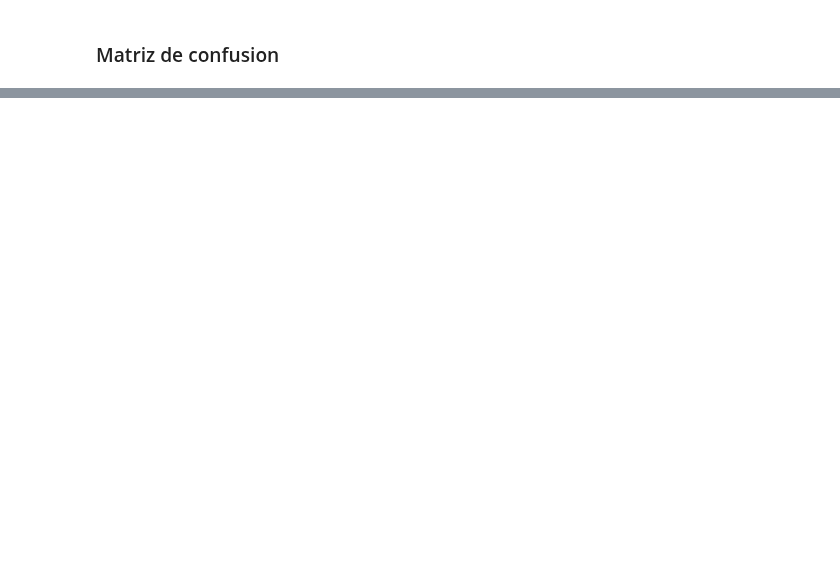
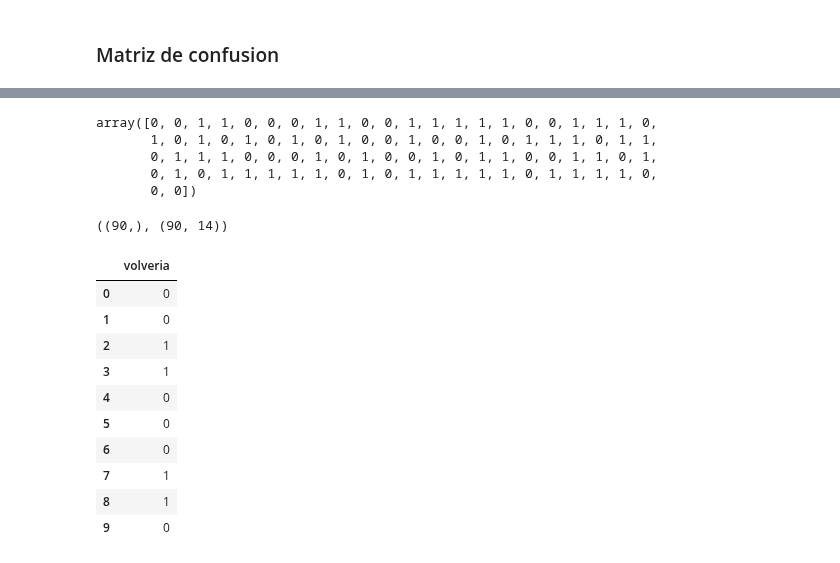
Before and after one commit to JuanOpizzi/Datos-2020-2c, a Jupyter notebook: TP2/GradientBoosting.ipynb, the cells around one changed output, grey strips where cells are left out. Drawn from its saved outputs; the diff is of its cells as text; code cells hidden in the pictures; blank space fills up the shorter version.

Commit message:
cambios finales Boosting

```diff
--- a/TP2/GradientBoosting.ipynb
+++ b/TP2/GradientBoosting.ipynb
@@ -168,0 +199,29 @@ plot_confusion_matrix(y_test, boosting.predict(X_test))
+# %%
+y_pred = boosting.predict(df_h)
+y_pred
+# %% [output]
+array([0, 0, 1, 1, 0, 0, 0, 1, 1, 0, 0, 1, 1, 1, 1, 1, 0, 0, 1, 1, 1, 0,
+       1, 0, 1, 0, 1, 0, 1, 0, 1, 0, 0, 1, 0, 0, 1, 0, 1, 1, 1, 0, 1, 1,
+       0, 1, 1, 1, 0, 0, 0, 1, 0, 1, 0, 0, 1, 0, 1, 1, 0, 0, 1, 1, 0, 1,
+       0, 1, 0, 1, 1, 1, 1, 1, 0, 1, 0, 1, 1, 1, 1, 1, 0, 1, 1, 1, 1, 0,
+       0, 0])
+# %%
+(y_pred.shape, df_h.shape)
+# %% [output]
+((90,), (90, 14))
+# %%
+serie_predicha = pd.Series(y_pred, name='volveria')
+serie_predicha = serie_predicha.to_frame()
+serie_predicha.head(10)
+# %% [output]
+|  | volveria |
+| 0 | 0 |
+| 1 | 0 |
+| 2 | 1 |
+| 3 | 1 |
+| 4 | 0 |
+| 5 | 0 |
+| 6 | 0 |
+| 7 | 1 |
+| 8 | 1 |
+| 9 | 0 |
```
Also changed, not shown: parts of 14 cells of this notebook.
